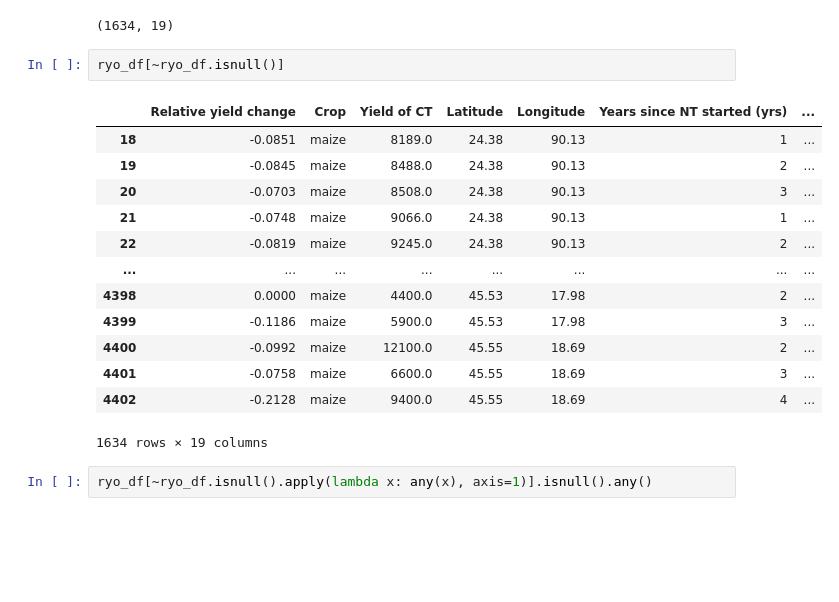
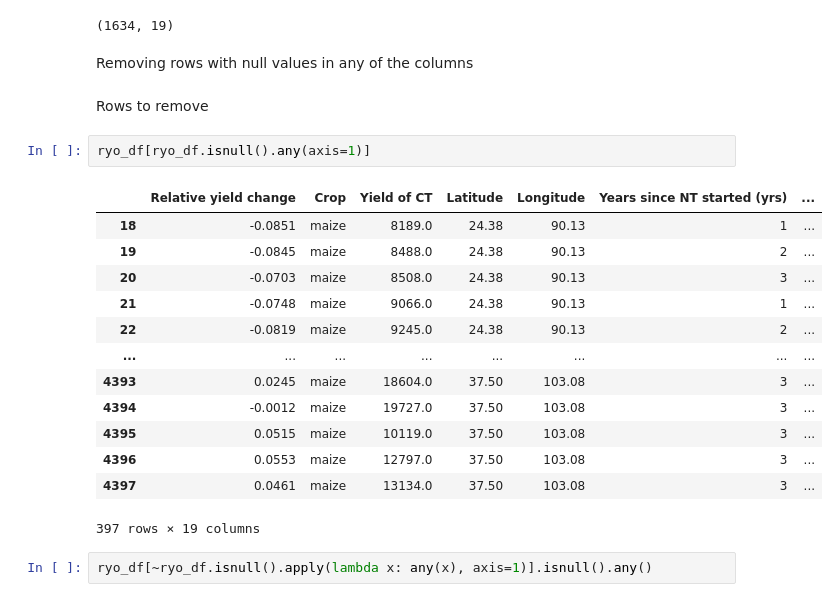
Before and after one commit to B-Moritz/ACIT4620_XAI_with_ANFIS, a Jupyter notebook: preliminary_analysis.ipynb, the cells around one changed output. Cells and saved outputs as stored; diff of their text form; blank space fills up the shorter version.

```diff
--- a/preliminary_analysis.ipynb
+++ b/preliminary_analysis.ipynb
@@ -180,22 +180,26 @@ ryo_df[ryo_df.columns[ryo_df.dtypes == object]].describe()
 ryo_df.shape
 # %% [output]
 (1634, 19)
+# %% [markdown]
+Removing rows with null values in any of the columns
+# %% [markdown]
+Rows to remove
 # %%
-ryo_df[~ryo_df.isnull()]
+ryo_df[ryo_df.isnull().any(axis=1)]
 # %% [output]
 |  | Relative yield change | Crop | Yield of CT | Latitude | Longitude | Years since NT started (yrs) | ... |
 | 18 | -0.0851 | maize | 8189.0 | 24.38 | 90.13 | 1 | ... |
 | 19 | -0.0845 | maize | 8488.0 | 24.38 | 90.13 | 2 | ... |
 | 20 | -0.0703 | maize | 8508.0 | 24.38 | 90.13 | 3 | ... |
 | 21 | -0.0748 | maize | 9066.0 | 24.38 | 90.13 | 1 | ... |
 | 22 | -0.0819 | maize | 9245.0 | 24.38 | 90.13 | 2 | ... |
 | ... | ... | ... | ... | ... | ... | ... | ... |
-| 4398 | 0.0000 | maize | 4400.0 | 45.53 | 17.98 | 2 | ... |
-| 4399 | -0.1186 | maize | 5900.0 | 45.53 | 17.98 | 3 | ... |
-| 4400 | -0.0992 | maize | 12100.0 | 45.55 | 18.69 | 2 | ... |
-| 4401 | -0.0758 | maize | 6600.0 | 45.55 | 18.69 | 3 | ... |
-| 4402 | -0.2128 | maize | 9400.0 | 45.55 | 18.69 | 4 | ... |
+| 4393 | 0.0245 | maize | 18604.0 | 37.50 | 103.08 | 3 | ... |
+| 4394 | -0.0012 | maize | 19727.0 | 37.50 | 103.08 | 3 | ... |
+| 4395 | 0.0515 | maize | 10119.0 | 37.50 | 103.08 | 3 | ... |
+| 4396 | 0.0553 | maize | 12797.0 | 37.50 | 103.08 | 3 | ... |
+| 4397 | 0.0461 | maize | 13134.0 | 37.50 | 103.08 | 3 | ... |
-1634 rows × 19 columns
+397 rows × 19 columns
 # %%
 ryo_df[~ryo_df.isnull().apply(lambda x: any(x), axis=1)].isnull().any()
 # %% [output]
```
Also changed, not shown: parts of 3 cells of this notebook, 8 other files.
